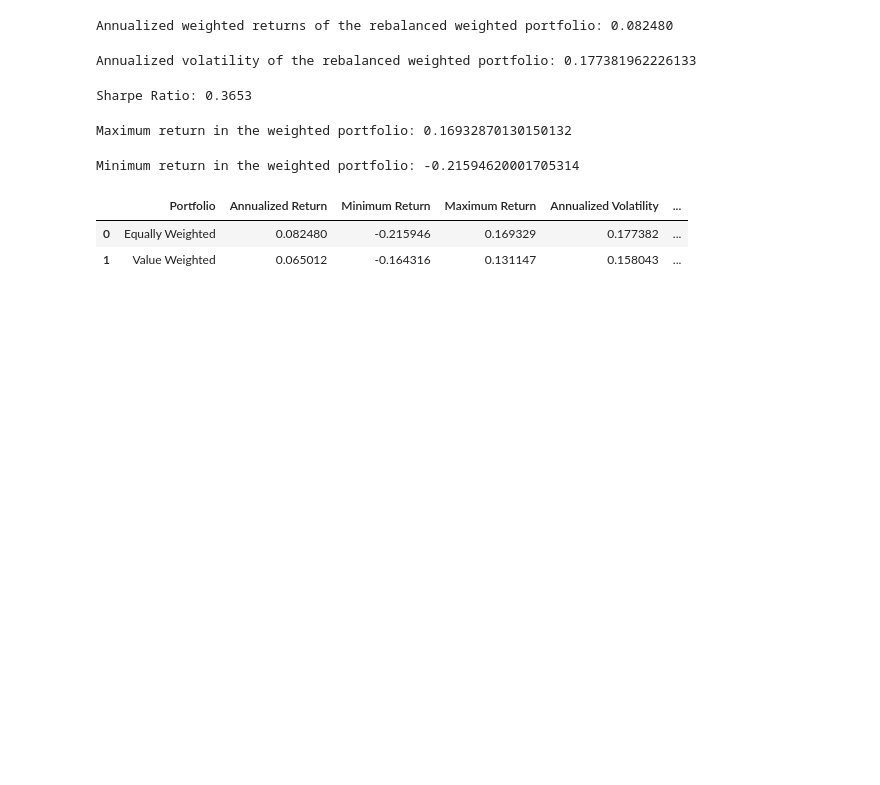
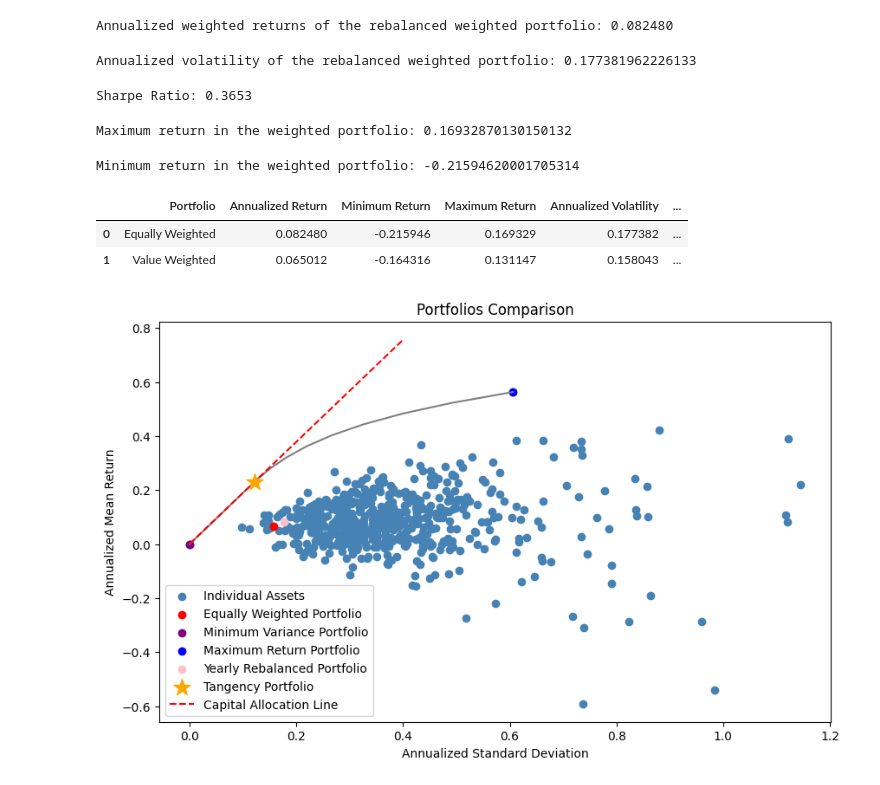
Before and after one commit to linneverh/Sust-Finance, a Jupyter notebook: assignment_1_finance_final.ipynb, the cells around one changed output. Saved outputs shown, nothing was run; the diff lists cells and outputs as text; code cells hidden in the pictures; blank space fills up the shorter version.

```diff
--- a/assignment_1_finance_final.ipynb
+++ b/assignment_1_finance_final.ipynb
@@ -2087,3 +2054,25 @@ summary_df
 |  | Portfolio | Annualized Return | Minimum Return | Maximum Return | Annualized Volatility | ... |
 | 0 | Equally Weighted | 0.082480 | -0.215946 | 0.169329 | 0.177382 | ... |
 | 1 | Value Weighted | 0.065012 | -0.164316 | 0.131147 | 0.158043 | ... |
+# %%
+#COMPARISON: VISUALIZATION
+
+plt.figure(figsize=(10, 6))
+plt.plot(optimized_volatility, target_returns, color='grey')
+plt.scatter(asset_volatility, asset_returns, color='steelblue', label='Individual Assets')
+plt.scatter(vw_volatility_annualized, vw_annualized_return, color='red', label='Equally Weighted Portfolio')
+#plt.scatter(summary_df.iloc[1, 4], summary_df.iloc[1, 1], color='green', label='Market Value Weighted Portfolio')
+plt.scatter(mv_v, mv_r, color='purple', label='Minimum Variance Portfolio')
+plt.scatter(mr_v, mr_r, color='blue', label='Maximum Return Portfolio')
+plt.scatter(rebalanced_volatility, rebalanced_annualized_return, color='pink', label='Yearly Rebalanced Portfolio')
+plt.scatter(opt_volatility, opt_return, marker="*", color="orange", s=200, label="Tangency Portfolio", zorder=5) # Plot Tangency Portfolio (Optimal Portfolio)
+x_cal = np.linspace(0, 0.4, 100)  # Extend CAL beyond the efficient frontier
+y_cal = rf_rate + (opt_sharpe_ratio * x_cal)  # Equation of the CAL
+plt.plot(x_cal, y_cal, label="Capital Allocation Line", linestyle='dashed', color='red')
+plt.xlabel('Annualized Standard Deviation')
+plt.ylabel('Annualized Mean Return')
+plt.title('Portfolios Comparison')
+plt.legend()
+plt.show()
+# %% [output]
+[figure, added]
```
Also changed, not shown: parts of 20 cells of this notebook.
